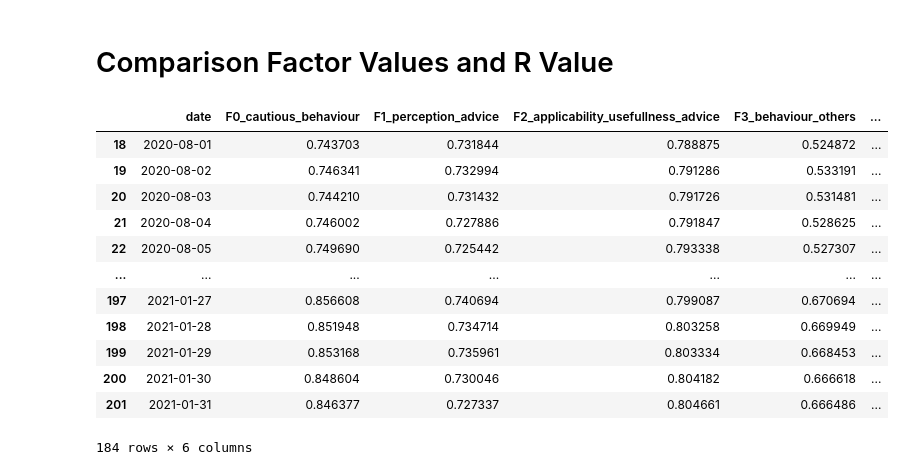
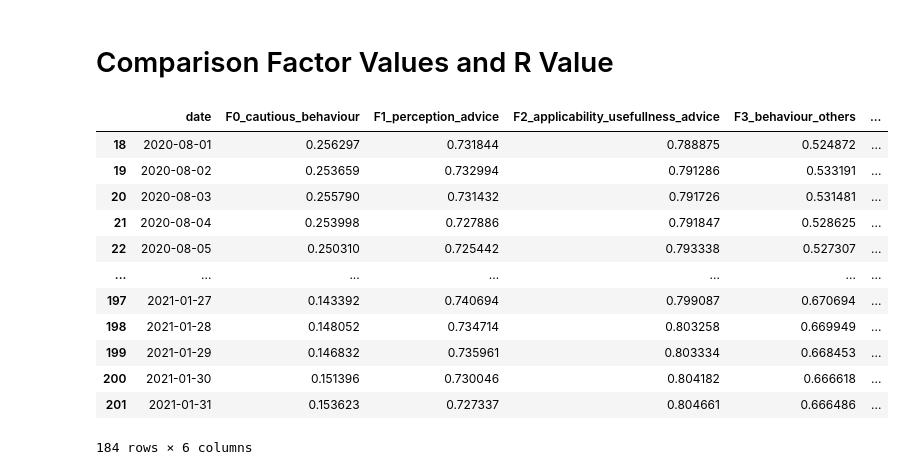
Before and after one commit to anuarsantoyo/master-thesis, a Jupyter notebook: model/comparison_rvalue.ipynb, the cells around one changed output. Drawn from its saved outputs; the diff is of its cells as text; code cells hidden in the pictures.

```diff
--- a/model/comparison_rvalue.ipynb
+++ b/model/comparison_rvalue.ipynb
@@ -128,20 +128,21 @@ plt.show()
 # %%
 df_factor = df.groupby('date').mean().rolling(7).mean()[factor_cols].reset_index()
 df_factor = df_factor[df_factor.date >= start_train]
+df_factor['F0_cautious_behaviour'] = df_factor['F0_cautious_behaviour'] * (-1) + 1
 df_factor
 # %% [output]
 |  | date | F0_cautious_behaviour | F1_perception_advice | F2_applicability_usefullness_advice | F3_behaviour_others | ... |
-| 18 | 2020-08-01 | 0.743703 | 0.731844 | 0.788875 | 0.524872 | ... |
-| 19 | 2020-08-02 | 0.746341 | 0.732994 | 0.791286 | 0.533191 | ... |
-| 20 | 2020-08-03 | 0.744210 | 0.731432 | 0.791726 | 0.531481 | ... |
-| 21 | 2020-08-04 | 0.746002 | 0.727886 | 0.791847 | 0.528625 | ... |
-| 22 | 2020-08-05 | 0.749690 | 0.725442 | 0.793338 | 0.527307 | ... |
+| 18 | 2020-08-01 | 0.256297 | 0.731844 | 0.788875 | 0.524872 | ... |
+| 19 | 2020-08-02 | 0.253659 | 0.732994 | 0.791286 | 0.533191 | ... |
+| 20 | 2020-08-03 | 0.255790 | 0.731432 | 0.791726 | 0.531481 | ... |
+| 21 | 2020-08-04 | 0.253998 | 0.727886 | 0.791847 | 0.528625 | ... |
+| 22 | 2020-08-05 | 0.250310 | 0.725442 | 0.793338 | 0.527307 | ... |
 | ... | ... | ... | ... | ... | ... | ... |
-| 197 | 2021-01-27 | 0.856608 | 0.740694 | 0.799087 | 0.670694 | ... |
-| 198 | 2021-01-28 | 0.851948 | 0.734714 | 0.803258 | 0.669949 | ... |
-| 199 | 2021-01-29 | 0.853168 | 0.735961 | 0.803334 | 0.668453 | ... |
-| 200 | 2021-01-30 | 0.848604 | 0.730046 | 0.804182 | 0.666618 | ... |
-| 201 | 2021-01-31 | 0.846377 | 0.727337 | 0.804661 | 0.666486 | ... |
+| 197 | 2021-01-27 | 0.143392 | 0.740694 | 0.799087 | 0.670694 | ... |
+| 198 | 2021-01-28 | 0.148052 | 0.734714 | 0.803258 | 0.669949 | ... |
+| 199 | 2021-01-29 | 0.146832 | 0.735961 | 0.803334 | 0.668453 | ... |
+| 200 | 2021-01-30 | 0.151396 | 0.730046 | 0.804182 | 0.666618 | ... |
+| 201 | 2021-01-31 | 0.153623 | 0.727337 | 0.804661 | 0.666486 | ... |
 184 rows × 6 columns
 # %%
 for column in factor_cols:
```
Also changed, not shown: parts of 2 cells of this notebook, 9 other files.
